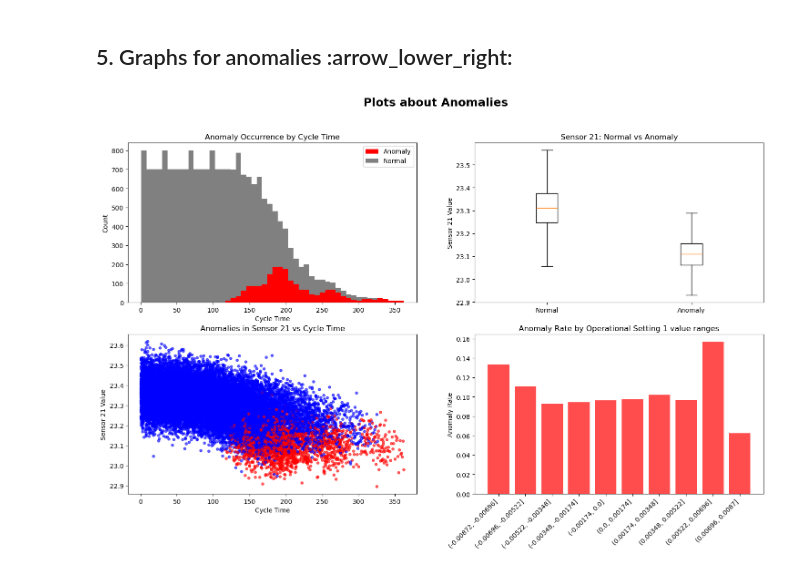
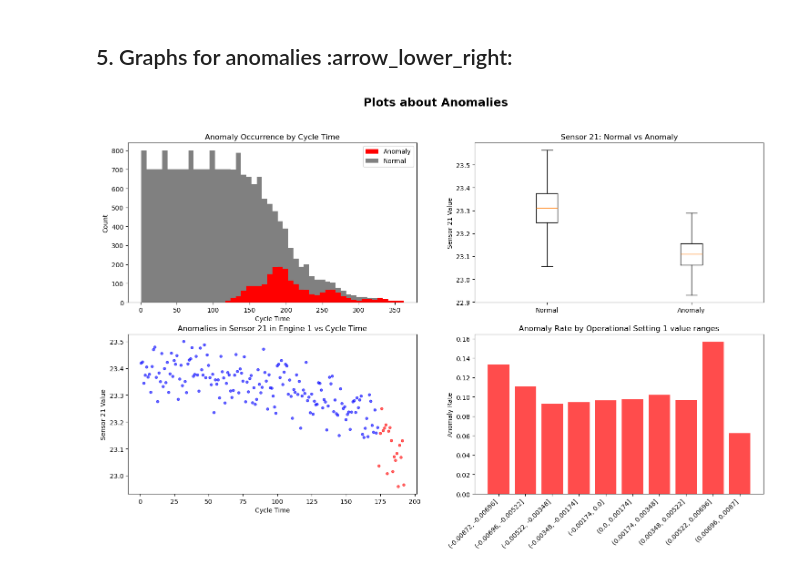
Before and after one commit to purnimaprabhav/TimeSeriesAnalysis, a Jupyter notebook: eda.ipynb, the cells around one changed output. Cells and saved outputs as stored; diff of their text form; code cells hidden in the pictures.

Commit message:
3rd graph last part show anomalies for single engine

```diff
--- a/eda.ipynb
+++ b/eda.ipynb
@@ -184,35 +184,36 @@ axes[0,0].set_xlabel("Cycle Time")
 axes[0,0].set_ylabel("Count")
 axes[0,0].legend()
 
 axes[0,1].boxplot(
     [df[df['is_anomaly']==False]['sensor_measurement_21'],
      df[df['is_anomaly']==True]['sensor_measurement_21']],
     labels=['Normal', 'Anomaly'],
     showfliers=False
 )
 axes[0,1].set_title("Sensor 21: Normal vs Anomaly")
 axes[0,1].set_ylabel("Sensor 21 Value")
 
+df_engine = df[df['engine_id'] == 1]
 sc = axes[1,0].scatter(
-    x=df['cycle_time'],
-    y=df['sensor_measurement_21'],
-    c=df['is_anomaly'].map({True: 'red', False: 'blue'}),
+    x=df_engine['cycle_time'],
+    y=df_engine['sensor_measurement_21'],
+    c=df_engine['is_anomaly'].map({True: 'red', False: 'blue'}),
     alpha=0.6,
     s=15
 )
-axes[1,0].set_title('Anomalies in Sensor 21 vs Cycle Time')
+axes[1,0].set_title('Anomalies in Sensor 21 in Engine 1 vs Cycle Time')
 axes[1,0].set_xlabel('Cycle Time')
 axes[1,0].set_ylabel('Sensor 21 Value')
 
 df['op1_bin'] = pd.cut(df['operational_setting_1'], bins=10)
 anomaly_rate = df.groupby('op1_bin')['is_anomaly'].mean()
 axes[1,1].bar(anomaly_rate.index.astype(str), anomaly_rate.values, color='red', alpha=0.7)
 axes[1,1].set_title("Anomaly Rate by Operational Setting 1 value ranges")
 axes[1,1].set_ylabel("Anomaly Rate")
 axes[1,1].tick_params(axis='x', rotation=45)
 for label in axes[1, 1].get_xticklabels():
     label.set_horizontalalignment('right')
 
 plt.show()
 # %% [output]
-[figure, old version]
+[figure, new version]
```
